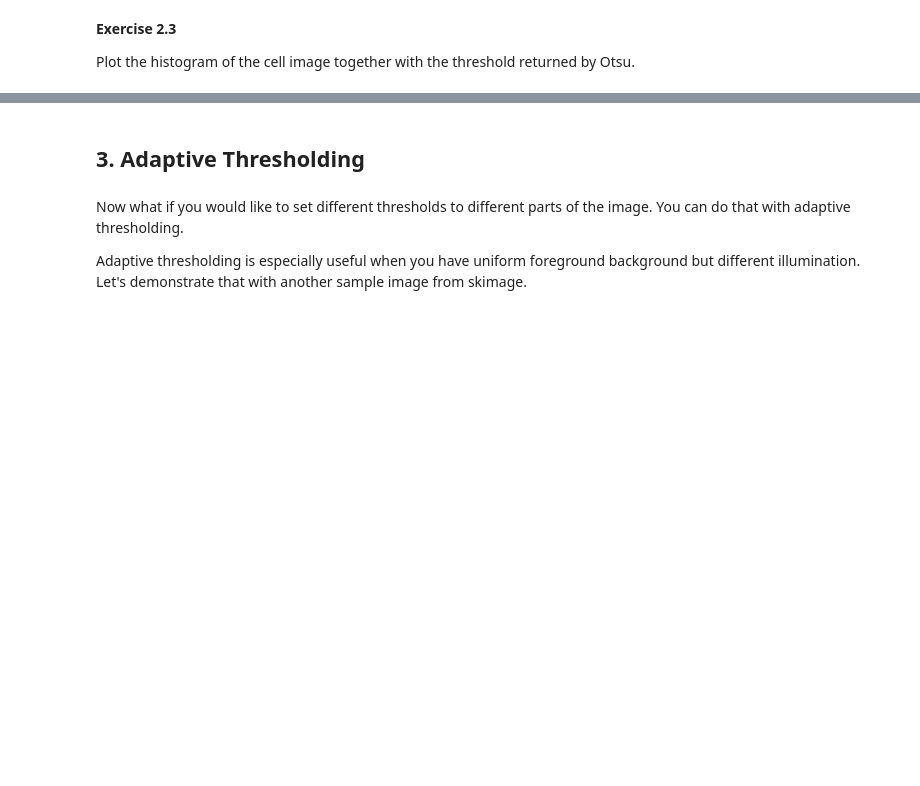
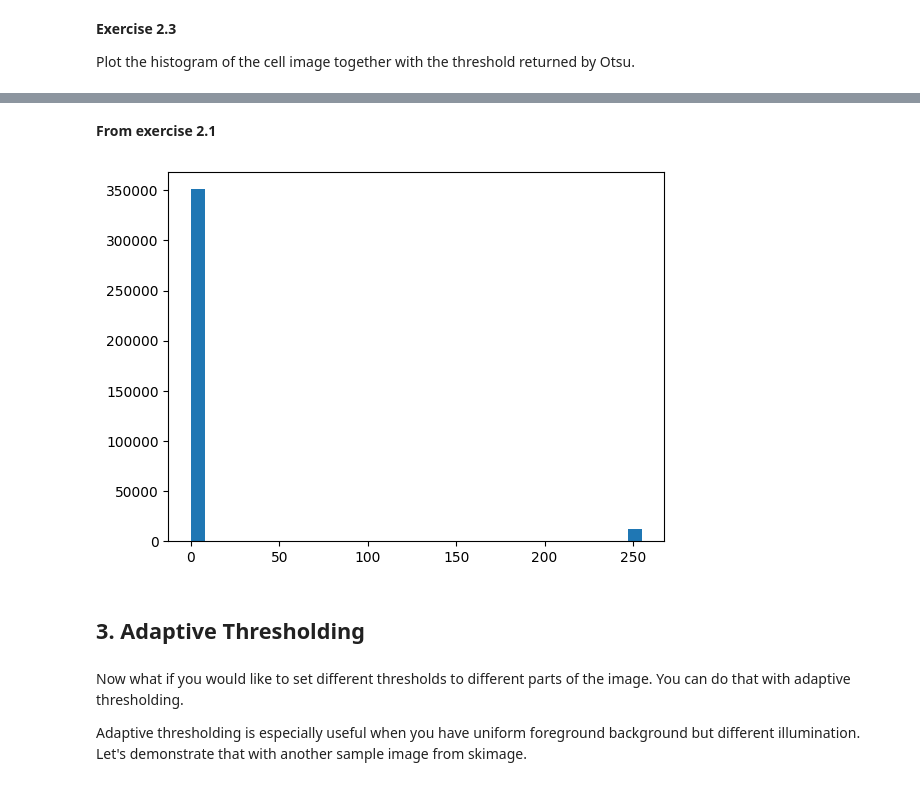
Before and after one commit to MaciejCzerniak243552/ot2-rl-243552-maciej, a Jupyter notebook: self_study/w1/2. Thresholding and Filtering.ipynb, the cells around one changed output, grey strips where cells are left out. Drawn from its saved outputs; the diff is of its cells as text; code cells hidden in the pictures; blank space fills up the shorter version.

```diff
--- a/self_study/w1/2. Thresholding and Filtering.ipynb
+++ b/self_study/w1/2. Thresholding and Filtering.ipynb
@@ -86,3 +121,9 @@ Plot the histogram of the cell image together with the threshold returned by Ots
+# %% [markdown]
+**From exercise 2.1**
+# %%
+n, bins, patches = plt.hist(output_im2.reshape(-1,), bins=32)
+# %% [output]
+[figure, added]
 # %% [markdown]
 ## 3. Adaptive Thresholding
 # %% [markdown]
```
Also changed, not shown: parts of 31 cells of this notebook, 3 other files.
